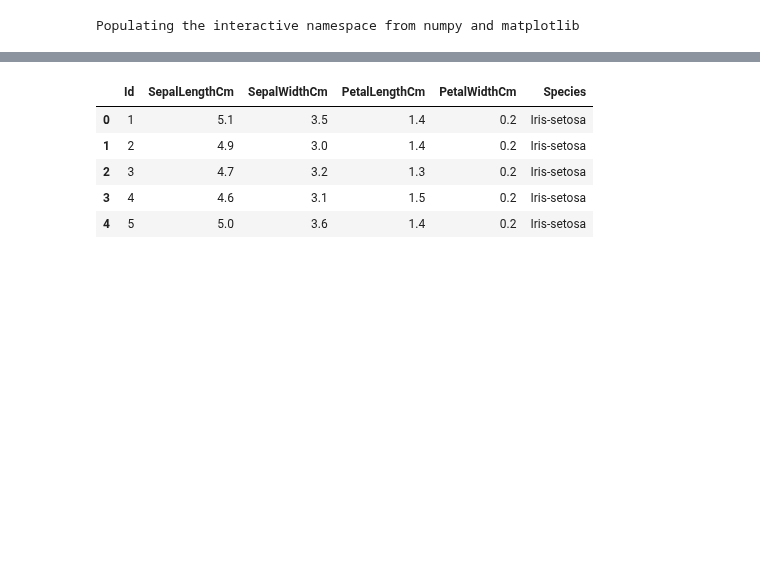
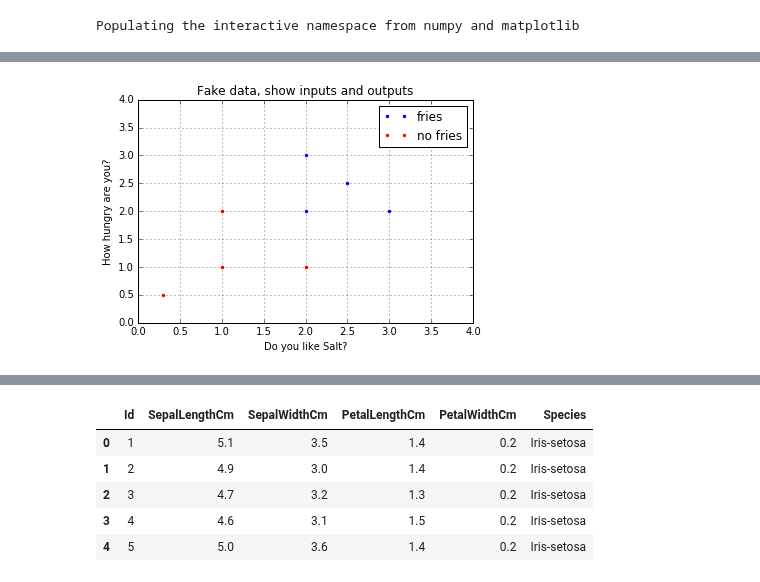
Before and after one commit to sspickle/sci-comp-notebooks, a Jupyter notebook: P12-MachineLearning.ipynb, the cells around one changed output, grey strips where cells are left out. Saved outputs shown, nothing was run; the diff lists cells and outputs as text; code cells hidden in the pictures; blank space fills up the shorter version.

```diff
--- a/P12-MachineLearning.ipynb
+++ b/P12-MachineLearning.ipynb
@@ -12,0 +58,30 @@ import pandas as pd
+# %%
+
+x = array([  # x is an Nx3 (x[0] is always 1, for the threshold, x[1], and x[2]
+    [1,1,1], # are the "real" inputs that correspond to actual data.
+    [1,1,2], # For example x[1] could be
+    [1,2,1],
+    [1,2,2],
+    [1,2,3],
+    [1,3,2],
+    [1,0.3,0.5],
+    [1,2.5,2.5],
+])
+
+y = array([-1,-1,-1,1,1,1,-1,1])  # did they order fries? +1 -> yes, and -1 -> no.
+
+xlim(0,4)                 # plot x from 0 to 4
+ylim(0,4)                 # plot y from 0 to 4
+
+ix_fries = (y==1)              # boolean, do you like fries?
+ix_no_fries = invert(ix_fries) # boolean, inverse of ix_fries?
+
+title("Fake data, show inputs and outputs")
+xlabel("Do you like Salt?")
+ylabel("How hungry are you?")
+plot(x[ix_fries,1],x[ix_fries,2],'b.',label="fries")
+plot(x[ix_no_fries,1],x[ix_no_fries,2],'r.',label="no fries")
+legend()
+grid()
+# %% [output]
+[figure, added]
```
Also changed, not shown: parts of 20 cells of this notebook.
